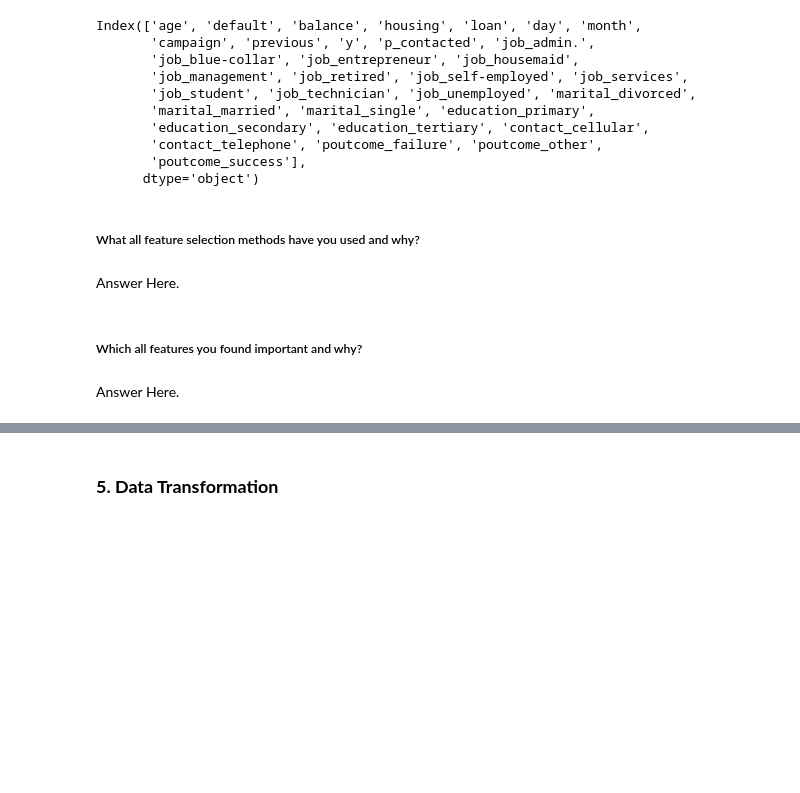
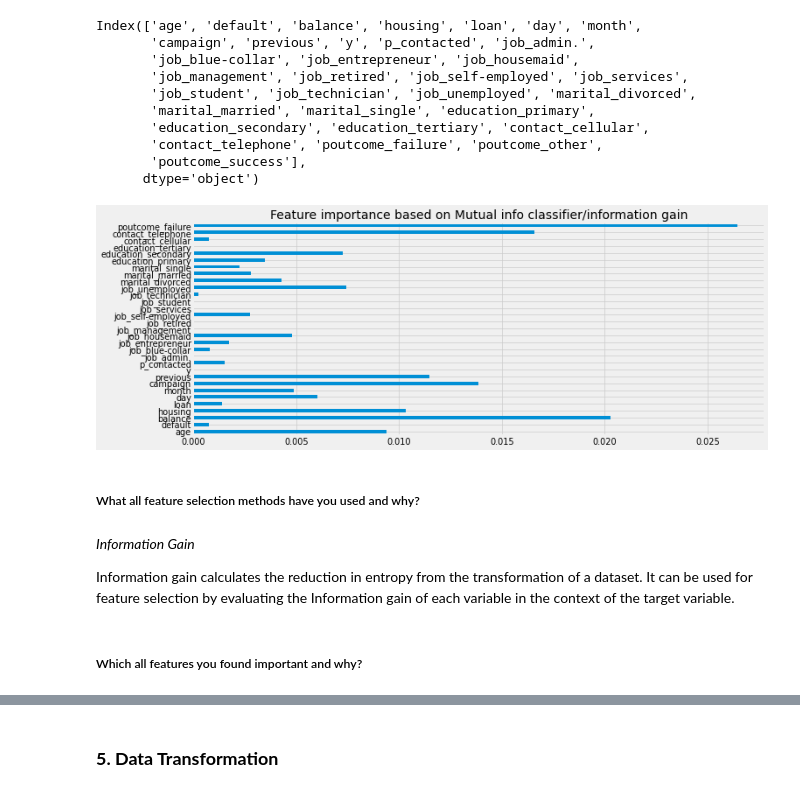
Before and after one commit to saumyadash9/Saumya-Dash-Bank-Marketing-Effectiveness-Prediction, a Jupyter notebook: Saumya_Dash_Bank_Marketing_Effectiveness_Prediction.ipynb, the cells around one changed output, grey strips where cells are left out. Drawn from its saved outputs; the diff is of its cells as text; code cells hidden in the pictures; blank space fills up the shorter version.

```diff
--- a/Saumya_Dash_Bank_Marketing_Effectiveness_Prediction.ipynb
+++ b/Saumya_Dash_Bank_Marketing_Effectiveness_Prediction.ipynb
@@ -1047,7 +1052,7 @@ df.shape
 # %%
 # Encode your categorical columns
 #One hot encoding for converting the binary categorical variables.
-df[['default','housing','loan','y']]=df[['default','housing','loan','y']].replace(["yes","no"],["1","0"])
+df[['default','housing','loan','y']]=df[['default','housing','loan','y']].replace(["yes","no"],[1,0])
 # %%
 #checking the columns of the data
 df.columns
@@ -1128,8 +1153,18 @@ y=df['y']
+# %%
+from sklearn.feature_selection import mutual_info_classif
+
+importance = mutual_info_classif(x,y)
+feat_importances = pd.Series(importance,df.columns[0:len(df.columns[0:31])])
+feat_importances.plot(kind='barh')
+plt.title("Feature importance based on Mutual info classifier/information gain")
+plt.show()
+# %% [output]
+[figure, added]
 # %% [markdown]
 ##### What all feature selection methods have you used  and why?
-# %% [markdown]
-Answer Here.
+# %% [markdown]
+*Information Gain*
+
+Information gain calculates the reduction in entropy from the transformation of a dataset. It can be used for feature selection by evaluating the Information gain of each variable in the context of the target variable.
 # %% [markdown]
 ##### Which all features you found important and why?
-# %% [markdown]
-Answer Here.
```
Also changed, not shown: parts of 202 cells of this notebook.
